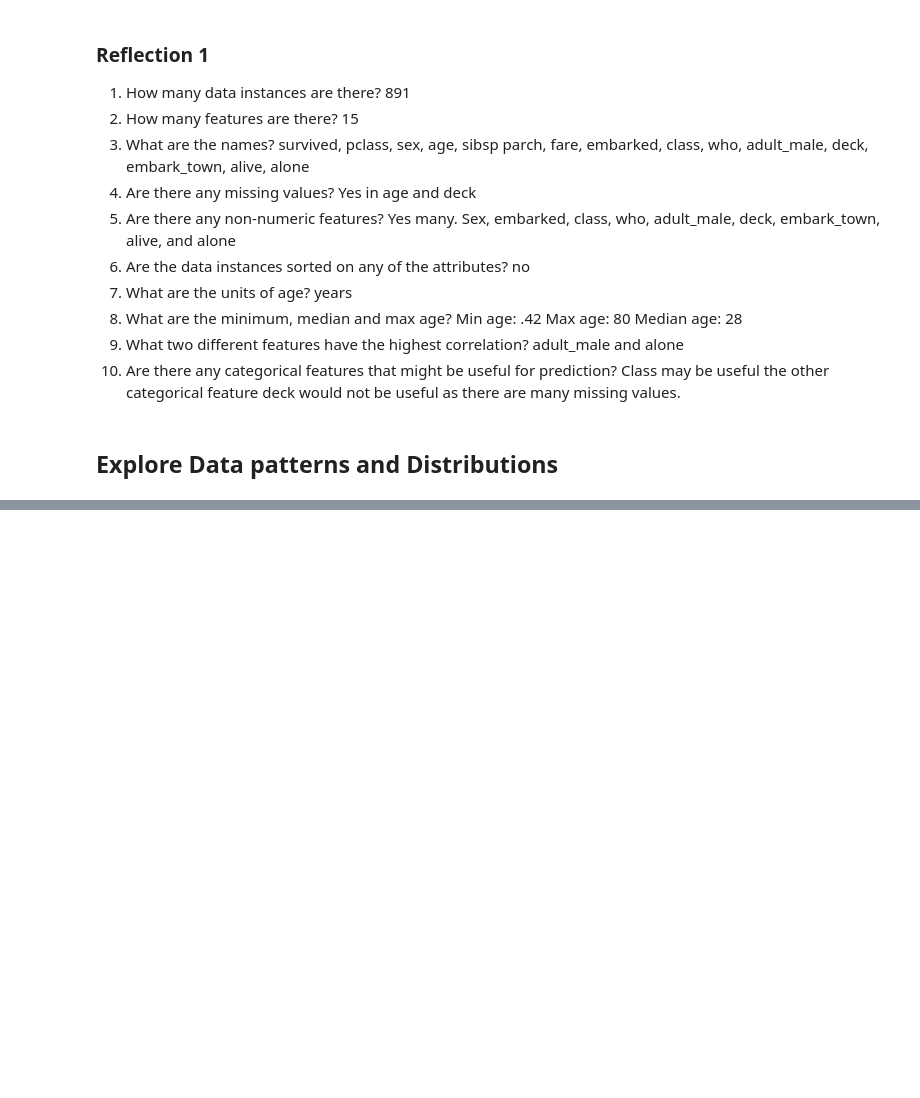
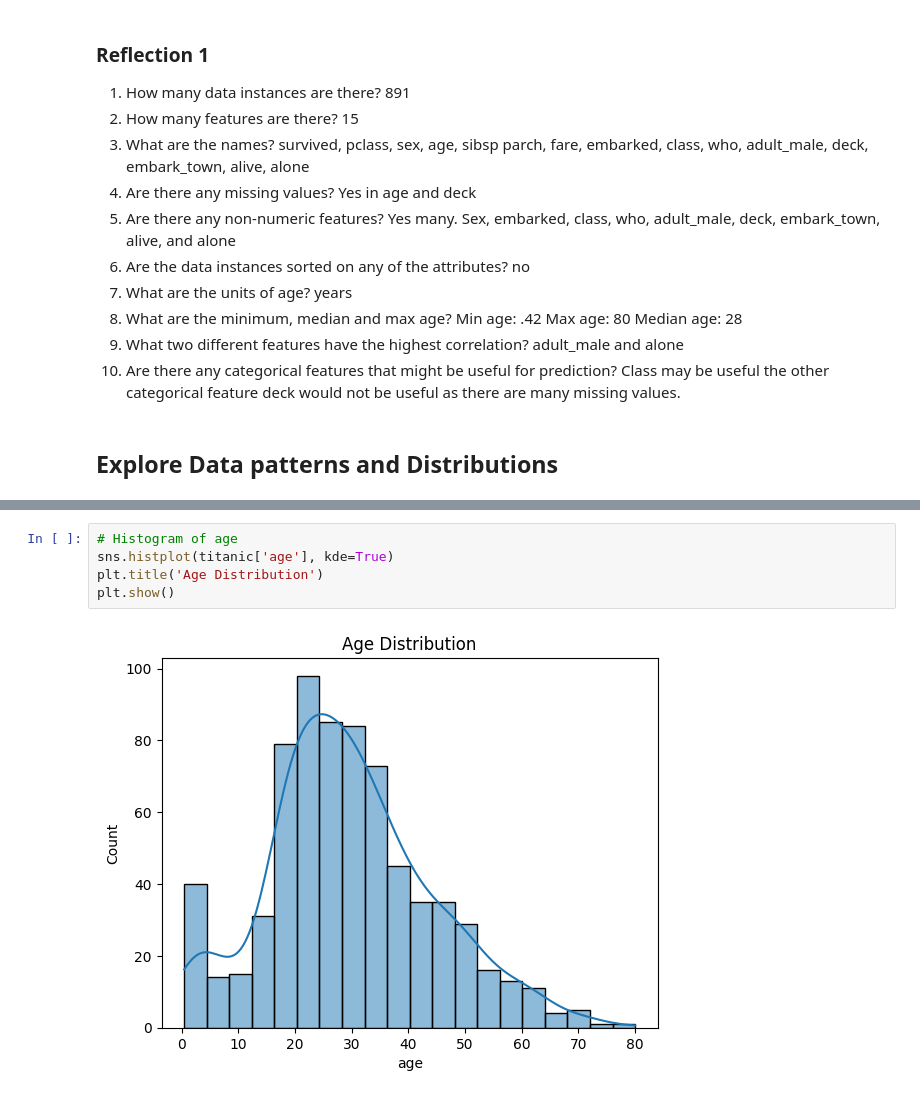
Before and after one commit to s256657/applied-ml-craigwilcox, a Jupyter notebook: lab02/ml02_craigwilcox.ipynb, the cells around one changed output, grey strips where cells are left out. Saved outputs shown, nothing was run; the diff lists cells and outputs as text; blank space fills up the shorter version.

```diff
--- a/lab02/ml02_craigwilcox.ipynb
+++ b/lab02/ml02_craigwilcox.ipynb
@@ -128,0 +156,7 @@ alone         0.404744  1.000000
+# %%
+# Histogram of age
+sns.histplot(titanic['age'], kde=True)
+plt.title('Age Distribution')
+plt.show()
+# %% [output]
+[figure, added]
```
Also changed, not shown: parts of 9 cells of this notebook.
